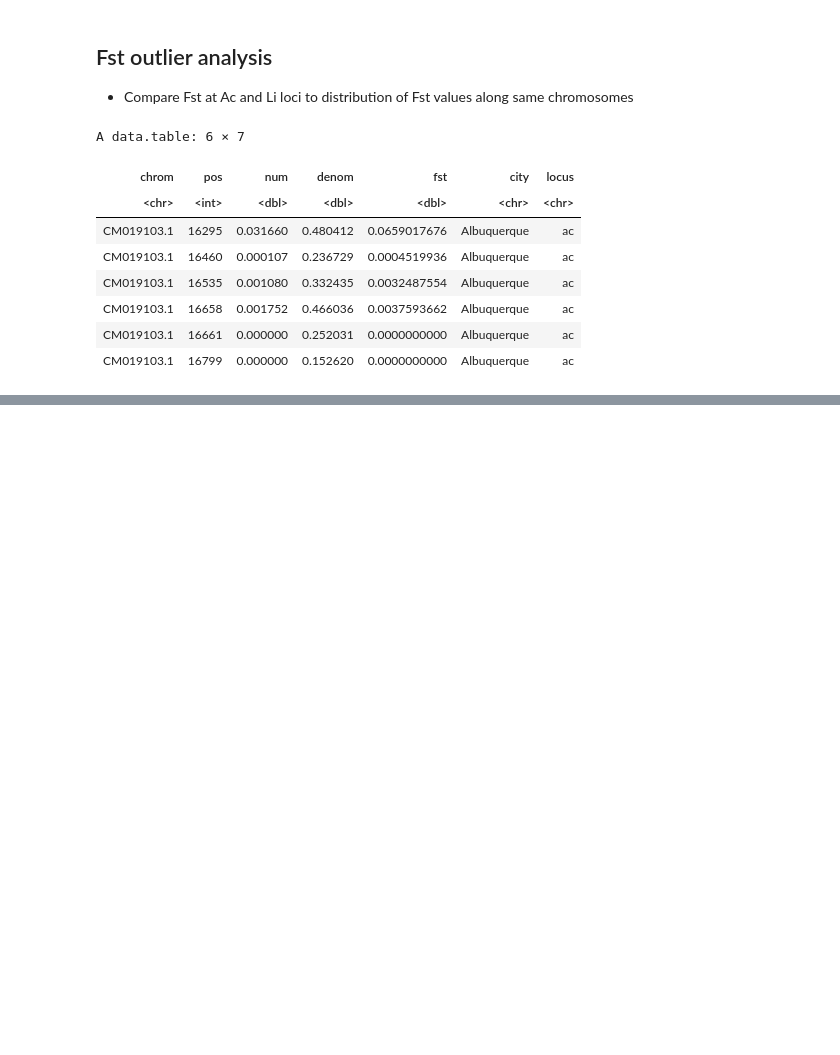
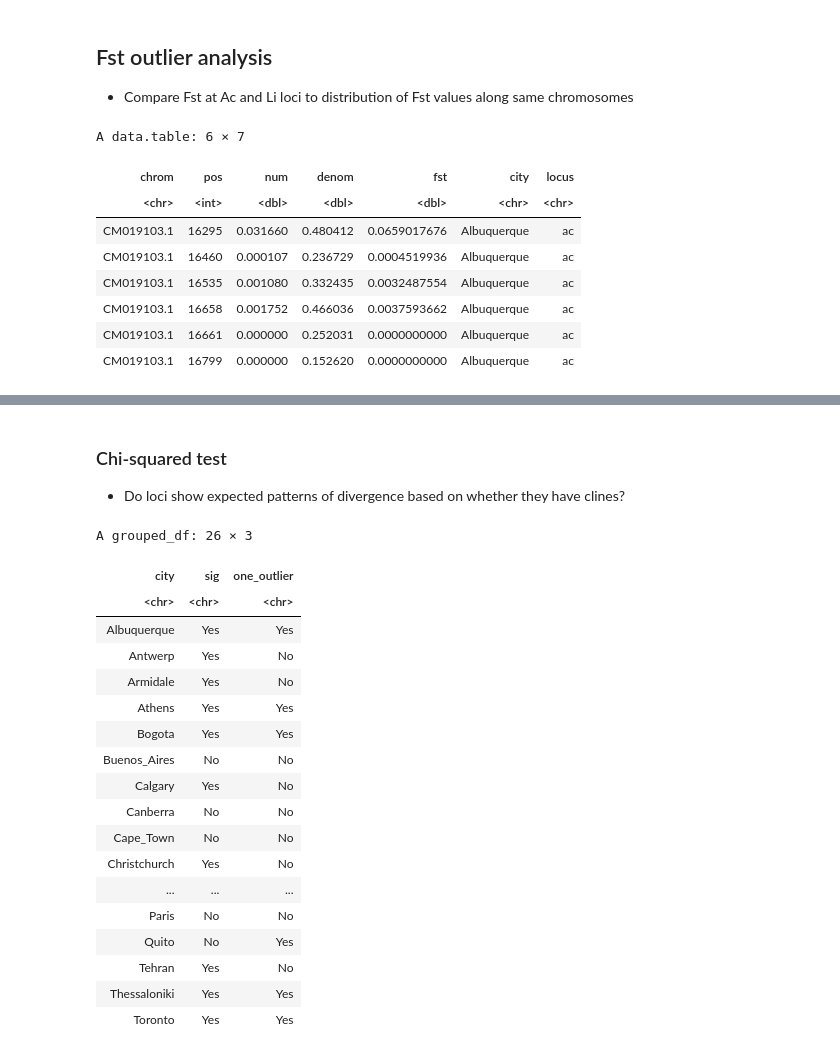
Before and after one commit to James-S-Santangelo/glue_pc, a Jupyter notebook: genomic-analyses/notebooks/hcn_loci.r.ipynb, the cells around one changed output, grey strips where cells are left out. Saved outputs shown, nothing was run; the diff lists cells and outputs as text; code cells hidden in the pictures; blank space fills up the shorter version.

```diff
--- a/genomic-analyses/notebooks/hcn_loci.r.ipynb
+++ b/genomic-analyses/notebooks/hcn_loci.r.ipynb
@@ -313,0 +416,31 @@ A grouped_df: 52 × 6
+# %% [markdown]
+### Chi-squared test
+
+- Do loci show expected patterns of divergence based on whether they have clines?
+# %%
+all_stats_df_wide <- all_stats_df %>%
+    pivot_wider(names_from = 'locus', values_from = c('is_outlier', 'quant', 'fst')) %>%
+    mutate(one_outlier = ifelse(is_outlier_ac == 1 | is_outlier_li == 1, 'Yes', 'No')) %>%
+    group_by(sig, one_outlier)
+all_stats_df_wide %>%
+    dplyr::select(city, sig, one_outlier)
+# %% [output]
+A grouped_df: 26 × 3
+| city | sig | one_outlier |
+| <chr> | <chr> | <chr> |
+| Albuquerque | Yes | Yes |
+| Antwerp | Yes | No |
+| Armidale | Yes | No |
+| Athens | Yes | Yes |
+| Bogota | Yes | Yes |
+| Buenos_Aires | No | No |
+| Calgary | Yes | No |
+| Canberra | No | No |
+| Cape_Town | No | No |
+| Christchurch | Yes | No |
+| ... | ... | ... |
+| Paris | No | No |
+| Quito | No | Yes |
+| Tehran | Yes | No |
+| Thessaloniki | Yes | Yes |
+| Toronto | Yes | Yes |
```
Also changed, not shown: parts of 24 cells of this notebook.
